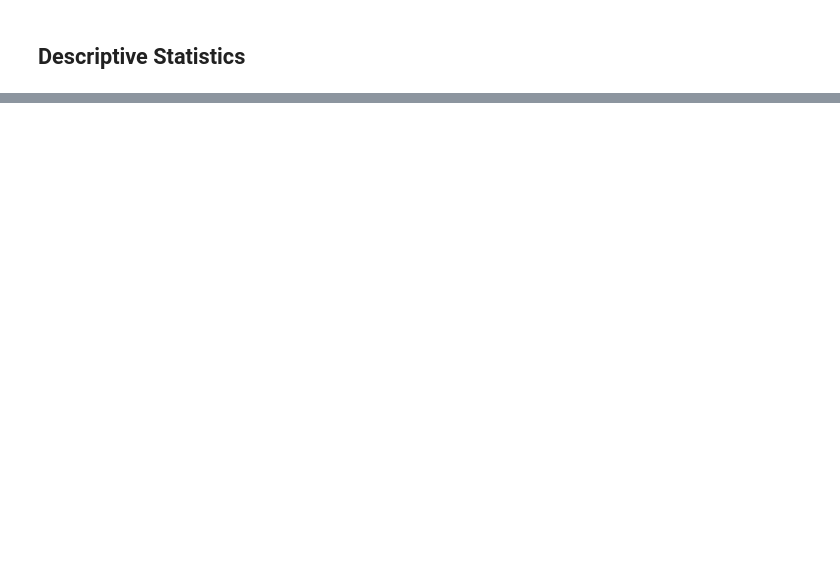
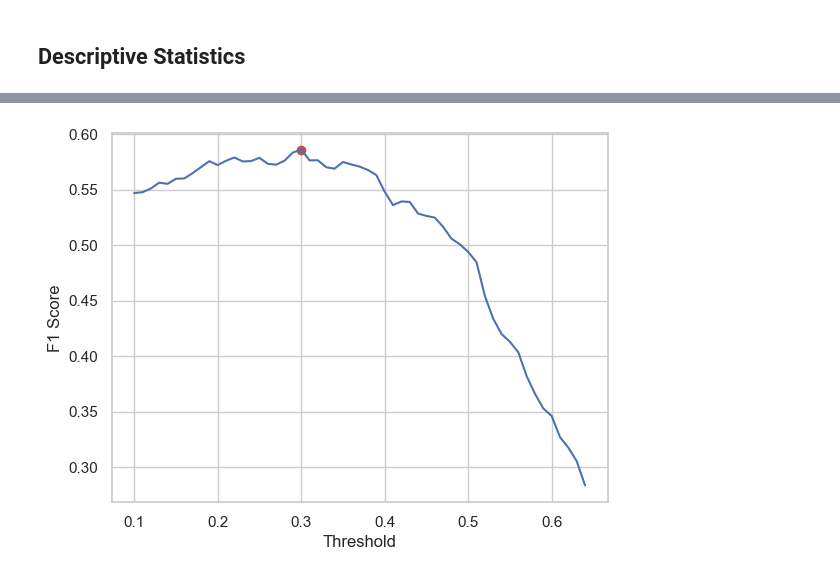
Before and after one commit to rtava/MLProject, a Jupyter notebook: posts/Log_Reg/LR.ipynb, the cells around one changed output, grey strips where cells are left out. Saved outputs shown, nothing was run; the diff lists cells and outputs as text; code cells hidden in the pictures; blank space fills up the shorter version.

```diff
--- a/posts/Log_Reg/LR.ipynb
+++ b/posts/Log_Reg/LR.ipynb
@@ -196,0 +191,7 @@ AUC_ROC: 0.547780471176426
+# %%
+plot = sns.lineplot(x=thrsh, y=Fscore)
+plt.scatter(x=0.3, y=0.586, color='r')
+plot.set_xlabel("Threshold")
+plot.set_ylabel("F1 Score");
+# %% [output]
+[figure, added]
```
Also changed, not shown: parts of 36 cells of this notebook, 12 other files.
